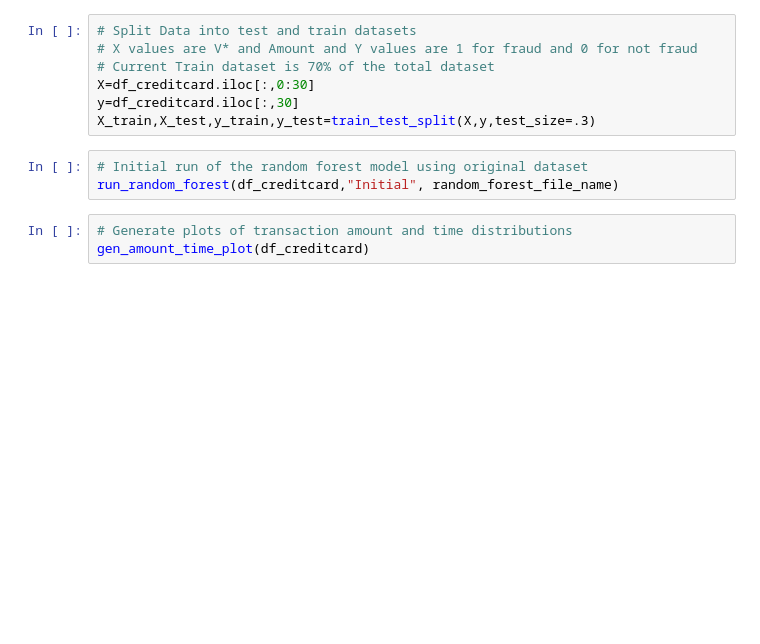
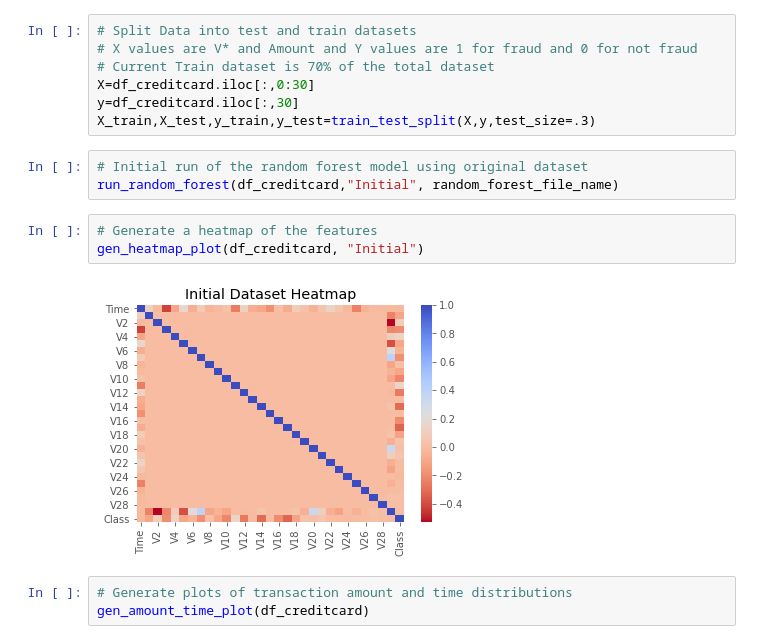
Before and after one commit to adf0221/data_final_project, a Jupyter notebook: final_project.ipynb, the cells around one changed output. Cells and saved outputs as stored; diff of their text form; blank space fills up the shorter version.

Commit message:
added new heatmap plots and updated scaling. Starting to implement SMOTE now

```diff
--- a/final_project.ipynb
+++ b/final_project.ipynb
@@ -58,6 +62,11 @@ X_train,X_test,y_train,y_test=train_test_split(X,y,test_size=.3)
 # %%
 # Initial run of the random forest model using original dataset
 run_random_forest(df_creditcard,"Initial", random_forest_file_name)
+# %%
+# Generate a heatmap of the features
+gen_heatmap_plot(df_creditcard, "Initial")
+# %% [output]
+[figure, added]
 # %%
 # Generate plots of transaction amount and time distributions
 gen_amount_time_plot(df_creditcard)
```
Also changed, not shown: parts of 4 cells of this notebook, 3 other files.
